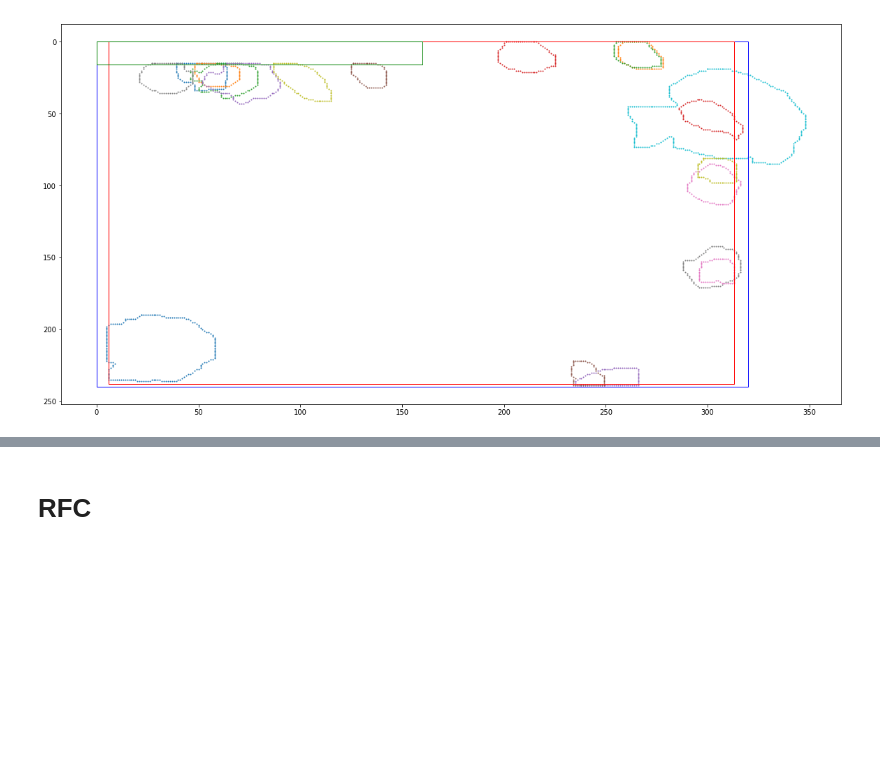
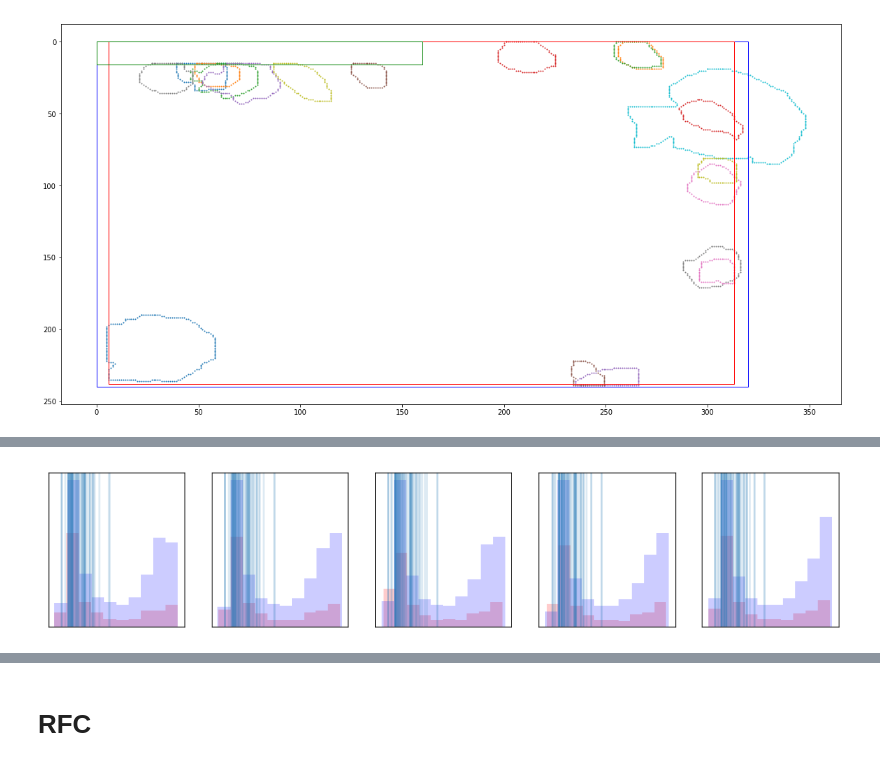
Before and after one commit to JianmengYu/f4k, a Jupyter notebook: final cleaning.ipynb, the cells around one changed output, grey strips where cells are left out. Saved outputs shown, nothing was run; the diff lists cells and outputs as text; code cells hidden in the pictures; blank space fills up the shorter version.

```diff
--- a/final cleaning.ipynb
+++ b/final cleaning.ipynb
@@ -717,13 +727,15 @@ for i in range(l):
 
 binary = np.bitwise_not(np.array(binary))
 class6 = targets == 6
-notclass6 = targets != 6
+class8 = targets == 8
+#notclass6 = targets != 6
 feif = np.sum(yhats,1)[:,6]>=3.999
+evr = np.sum(yhats,1)[:,1]>=3.999
 
-fails = np.bitwise_and(binary,class6)
+fails = np.bitwise_and(binary,np.bitwise_or(class6,class8))
+fails = np.bitwise_and(binary,class8)
 fails = np.bitwise_and(fails,np.bitwise_not(feif))
+fails = np.bitwise_and(fails,np.bitwise_not(evr))
 
 failsvideo = vids[fails]
 failsdetection = dets[fails]
-# %%
-f, t = loadValidationSet()
@@ -756,0 +806,23 @@ plt.show()
+# %%
+component = pca.components_
+comp = np.abs(component[0])
+maxs = comp.argsort()[-5:][::-1]
+maxfs = np.dot(f,component[:100])[:,maxs]
+
+plt.subplots(1,5,figsize=(15,3))
+
+for i in np.arange(5):
+    plt.subplot(1,5,i+1)
+    plt.xticks([])
+    plt.yticks([])
+
+    plt.hist(maxfs[class6,i],color='red',alpha=0.2)
+    plt.hist(maxfs[notclass6,i],color='blue',alpha=0.2)
+
+    for j in range(7955):
+        if fails[j]:
+            plt.axvline(x=maxfs[j,i],alpha=0.2)
+
+plt.show()
+# %% [output]
+[figure, added]
```
Also changed, not shown: parts of 36 cells of this notebook, 9 other files.
